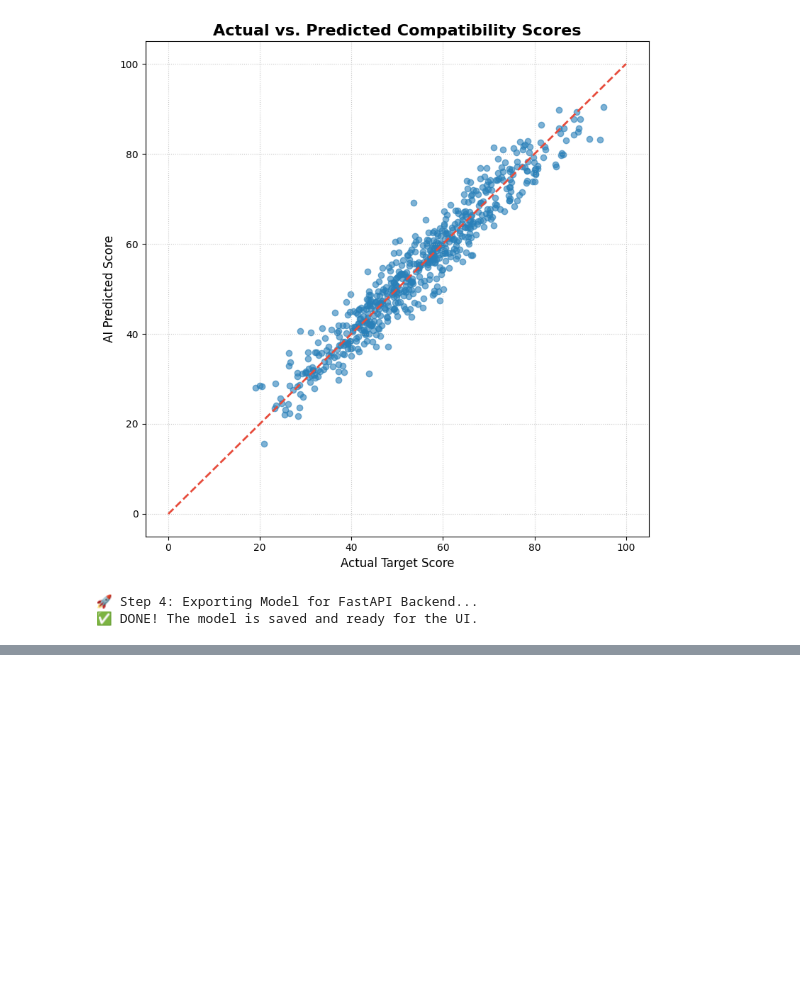
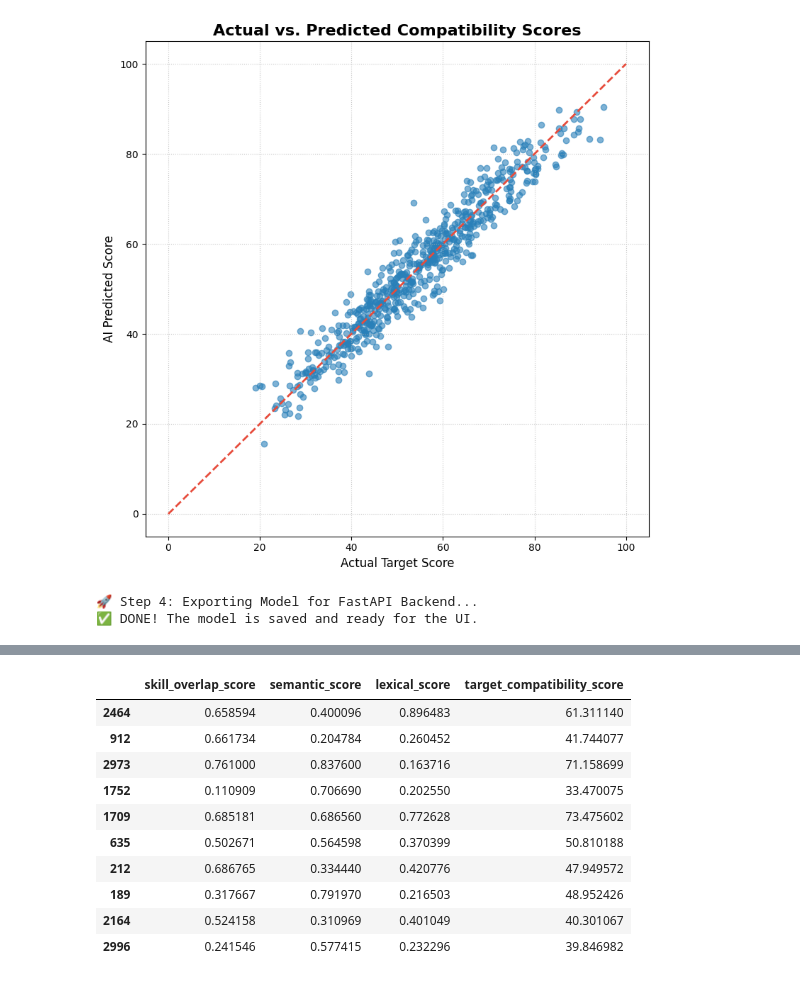
Before and after one commit to AnkithBinagekar/AI-Based-Resume-Analyzer-, a Jupyter notebook: backend/notebooks/model_evaluation.ipynb, the cells around one changed output, grey strips where cells are left out. Saved outputs shown, nothing was run; the diff lists cells and outputs as text; code cells hidden in the pictures; blank space fills up the shorter version.

```diff
--- a/backend/notebooks/model_evaluation.ipynb
+++ b/backend/notebooks/model_evaluation.ipynb
@@ -98,0 +135,14 @@ print("✅ DONE! The model is saved and ready for the UI.")
+# %%
+df.sample(10)
+# %% [output]
+|  | skill_overlap_score | semantic_score | lexical_score | target_compatibility_score |
+| 2464 | 0.658594 | 0.400096 | 0.896483 | 61.311140 |
+| 912 | 0.661734 | 0.204784 | 0.260452 | 41.744077 |
+| 2973 | 0.761000 | 0.837600 | 0.163716 | 71.158699 |
+| 1752 | 0.110909 | 0.706690 | 0.202550 | 33.470075 |
+| 1709 | 0.685181 | 0.686560 | 0.772628 | 73.475602 |
+| 635 | 0.502671 | 0.564598 | 0.370399 | 50.810188 |
+| 212 | 0.686765 | 0.334440 | 0.420776 | 47.949572 |
+| 189 | 0.317667 | 0.791970 | 0.216503 | 48.952426 |
+| 2164 | 0.524158 | 0.310969 | 0.401049 | 40.301067 |
+| 2996 | 0.241546 | 0.577415 | 0.232296 | 39.846982 |
```
Also changed, not shown: parts of 5 cells of this notebook, 5 other files.
